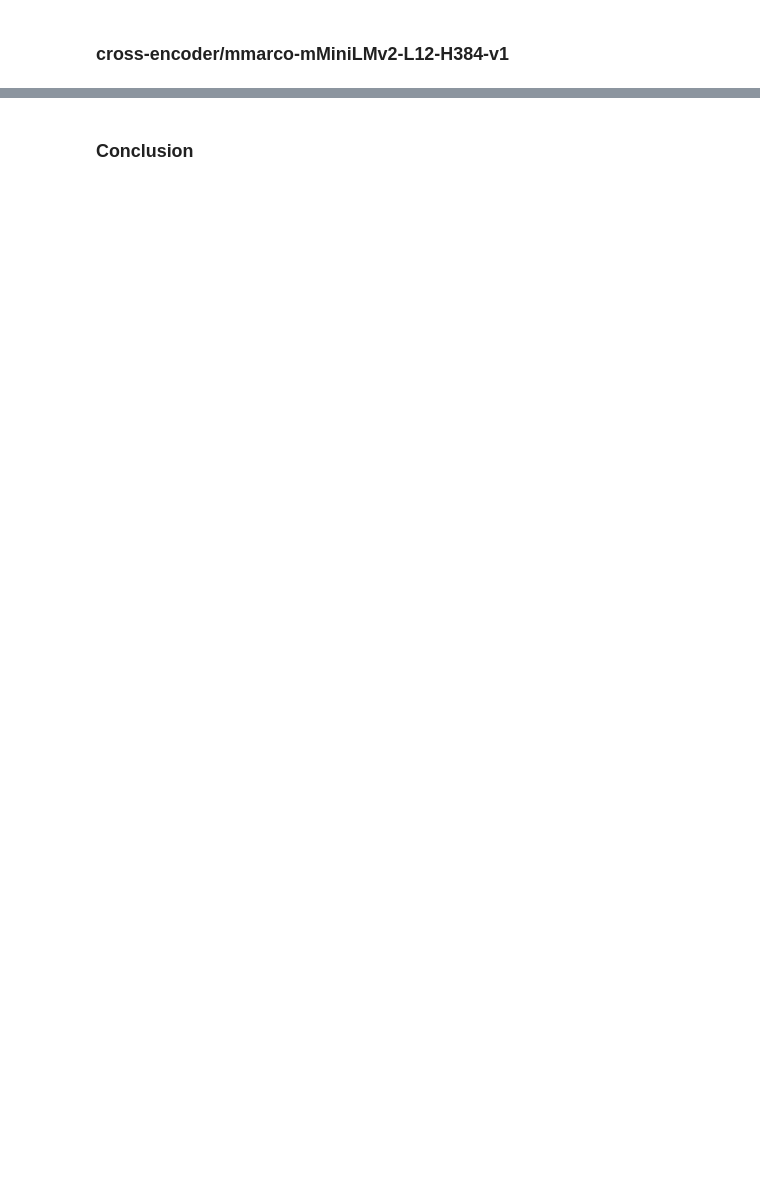
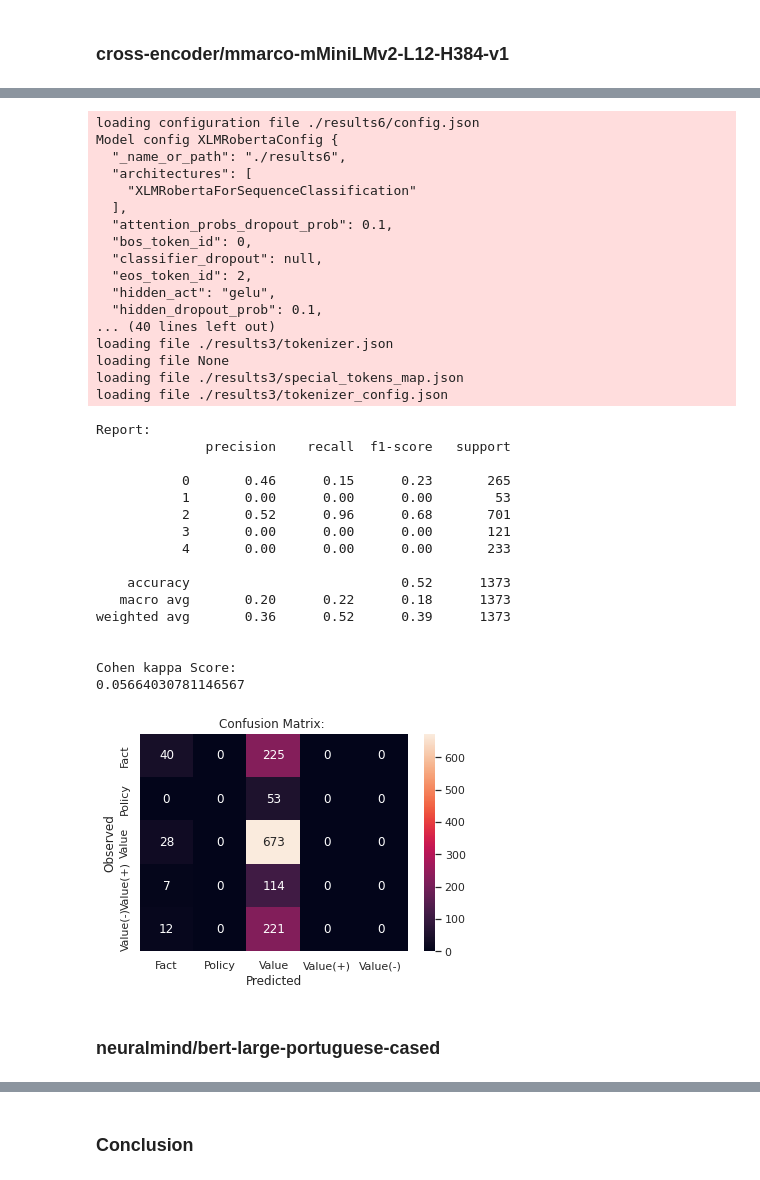
Before and after one commit to claramoreirag/FEUP-NLP-2, a Jupyter notebook: adu_classifier_hugging.ipynb, the cells around one changed output, grey strips where cells are left out. Drawn from its saved outputs; the diff is of its cells as text; code cells hidden in the pictures; blank space fills up the shorter version.

```diff
--- a/adu_classifier_hugging.ipynb
+++ b/adu_classifier_hugging.ipynb
@@ -255,20 +255,20 @@ Let's load the pre-trained tokenizers that we wish to use for this task, chosen
 # %%
 # TODO: i suggest NER Portuguese News, XLM or XLM-RoBERTa and Longformer for Domain Adaptation
 
-# from transformers import AutoTokenizer
-# tokenizer = AutoTokenizer.from_pretrained('distilbert-base-multilingual-cased')
+from transformers import AutoTokenizer
+tokenizer = AutoTokenizer.from_pretrained('distilbert-base-multilingual-cased')
 # %% [markdown]
 ### Tokenizing
 # %% [markdown]
 The following 2 cells will tokenize the entire dataset and encove each token to an ID, according to each model tokenizing process.
 # %%
-# TODO: one preprocess function for each model (or just one that recieves different tokenizers as arguments)
 
-#def tokenizer_processing(sample):
- #   return tokenizer(sample["tokens"], truncation=True)
+
+def tokenizer_processing(sample):
+   return tokenizer(sample["tokens"], truncation=True)
 # %%
-#tokenized_dataset = train_valid_test_dataset.map(
- #   tokenizer_processing, batched=True)
+tokenized_dataset = train_valid_test_dataset.map(
+   tokenizer_processing, batched=True)
 # %% [markdown]
 ### Loading the Models
 # %%
@@ -473,11 +383,9 @@ def run_trainer(trainer, test_dataset):
   trainer.save_model()
 
 def use_trainer(folder):
-  model =  AutoModelForSequenceClassification.from_pretrained('saattrupdan/verdict-classifier', num_labels=5, ignore_mismatched_sizes=True)
-  trainer=create_trainer(model3, tokenizer,folder)
-  trainer.train()
-  trainer.evaluate()
-  trainer.predict(test_dataset=tokenized_dataset["test"])
+  model =  AutoModelForSequenceClassification.from_pretrained(folder, num_labels=5, ignore_mismatched_sizes=True)
+  tokenizer= AutoTokenizer.from_pretrained("./results3")
+  return get_prediction(tokenizer, model)
 # %%
 from transformers import AutoModel,  AutoModelForSequenceClassification
 
@@ -720,0 +556,40 @@ evaluation(tokenized_dataset['test']['label'],y_pred)
+# %%
+y_pred=use_trainer('./results6')
+evaluation(tokenized_dataset['test']['label'],y_pred)
+# %% [output]
+loading configuration file ./results6/config.json
+Model config XLMRobertaConfig {
+  "_name_or_path": "./results6",
+  "architectures": [
+    "XLMRobertaForSequenceClassification"
+  ],
+  "attention_probs_dropout_prob": 0.1,
+  "bos_token_id": 0,
+  "classifier_dropout": null,
+  "eos_token_id": 2,
+  "hidden_act": "gelu",
+  "hidden_dropout_prob": 0.1,
+... (40 lines left out)
+loading file ./results3/tokenizer.json
+loading file None
+loading file ./results3/special_tokens_map.json
+loading file ./results3/tokenizer_config.json
+Report:
+              precision    recall  f1-score   support
+
+           0       0.46      0.15      0.23       265
+           1       0.00      0.00      0.00        53
+           2       0.52      0.96      0.68       701
+           3       0.00      0.00      0.00       121
+           4       0.00      0.00      0.00       233
+
+    accuracy                           0.52      1373
+   macro avg       0.20      0.22      0.18      1373
+weighted avg       0.36      0.52      0.39      1373
+
+
+Cohen kappa Score:
+0.05664030781146567
+[figure, added]
+# %% [markdown]
+### neuralmind/bert-large-portuguese-cased
```
Also changed, not shown: parts of 26 cells of this notebook.
